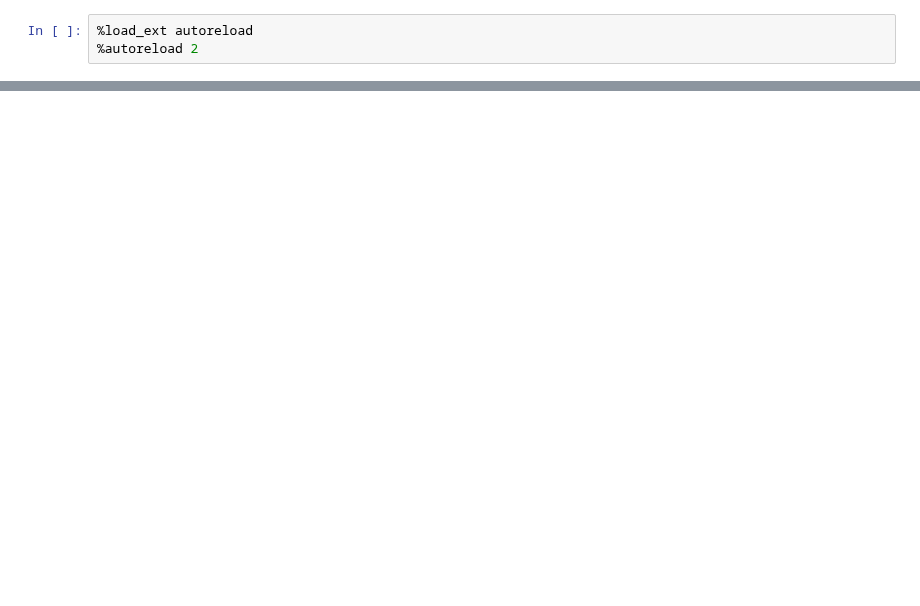
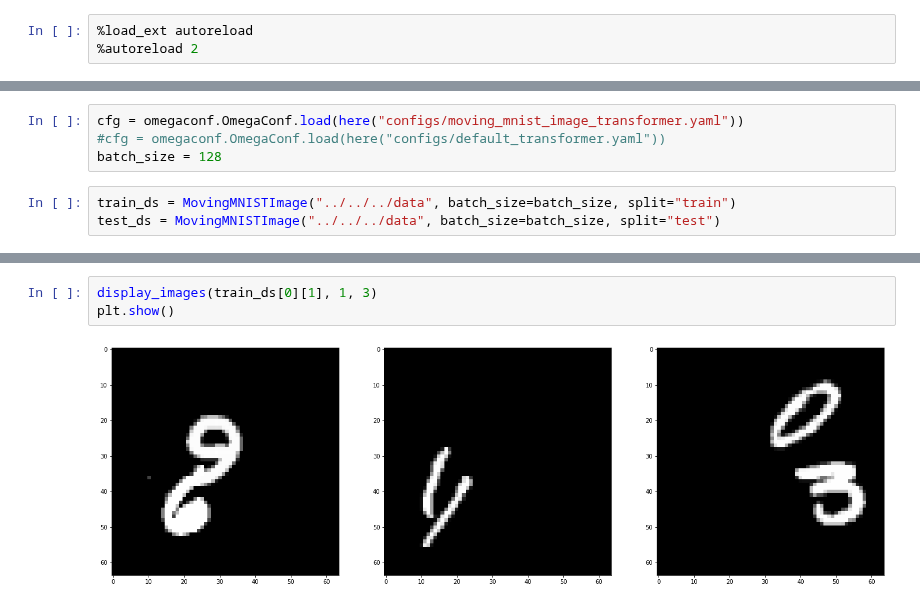
Before and after one commit to Kurokabe/GANime, a Jupyter notebook: notebooks/model/vq-gan/min_gpt.ipynb, the cells around one changed output, grey strips where cells are left out. Saved outputs shown, nothing was run; the diff lists cells and outputs as text; blank space fills up the shorter version.

Commit message:
Make the Net2Net work with mnist dataset

```diff
--- a/notebooks/model/vq-gan/min_gpt.ipynb
+++ b/notebooks/model/vq-gan/min_gpt.ipynb
@@ -57,0 +42,7 @@ _________________________________________________________________
+# %%
+cfg = omegaconf.OmegaConf.load(here("configs/moving_mnist_image_transformer.yaml"))
+#cfg = omegaconf.OmegaConf.load(here("configs/default_transformer.yaml"))
+batch_size = 128
+# %%
+train_ds = MovingMNISTImage("../../../data", batch_size=batch_size, split="train")
+test_ds = MovingMNISTImage("../../../data", batch_size=batch_size, split="test")
@@ -57,0 +105,5 @@ _________________________________________________________________
+# %%
+display_images(train_ds[0][1], 1, 3)
+plt.show()
+# %% [output]
+[figure, added]
```
Also changed, not shown: parts of 27 cells of this notebook, 9 other files.
